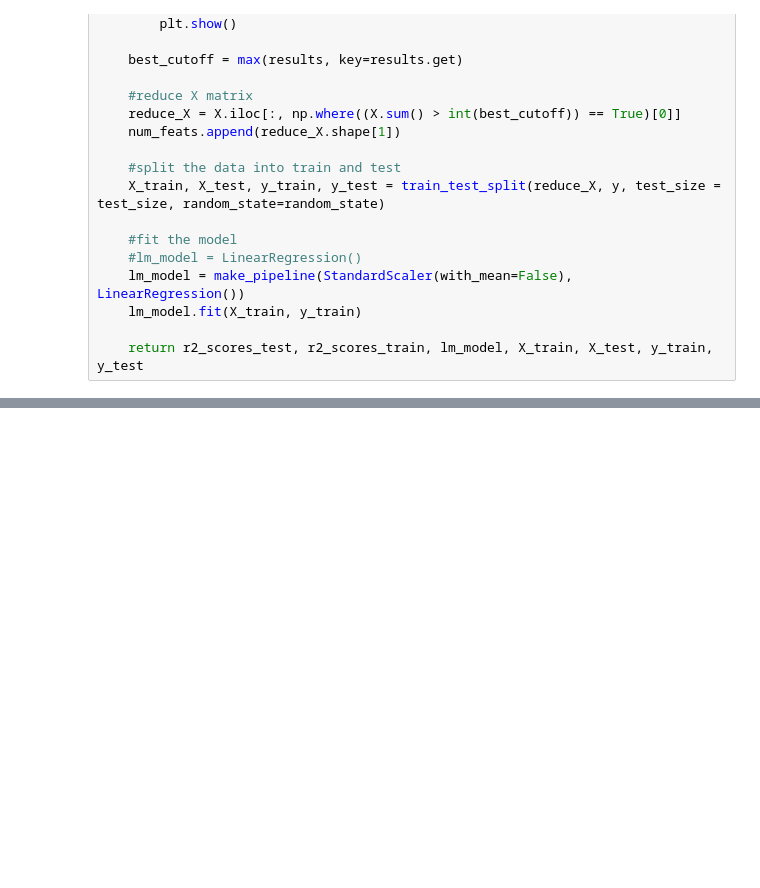
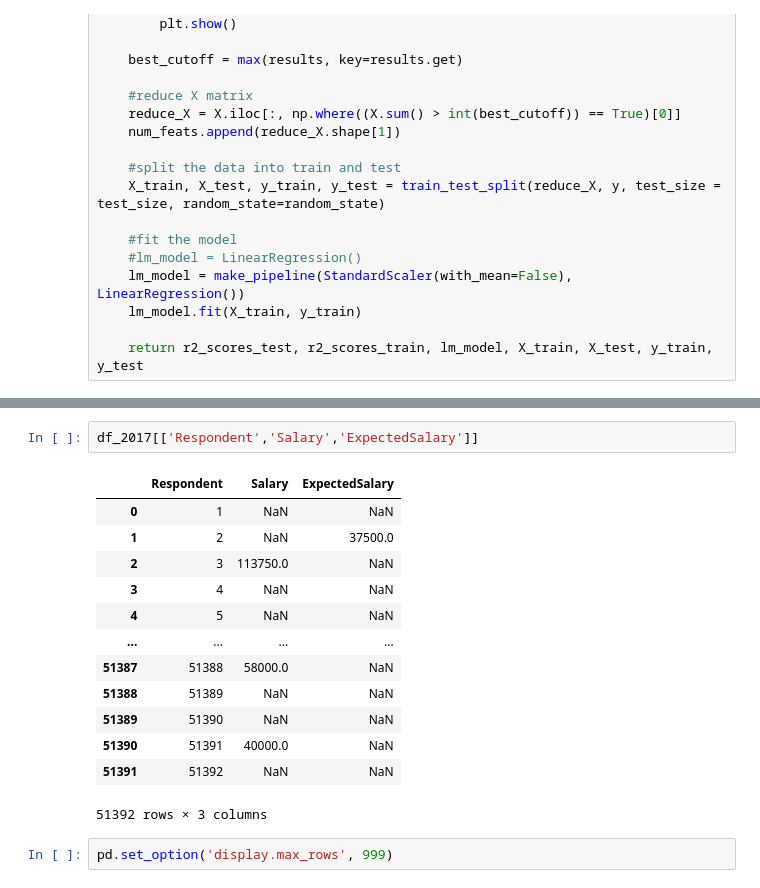
Before and after one commit to cliffyb824/2021-stackoverflow-survey-EDA, a Jupyter notebook: stackoverflow_analysis_2020.ipynb, the cells around one changed output, grey strips where cells are left out. Cells and saved outputs as stored; diff of their text form; blank space fills up the shorter version.

```diff
--- a/stackoverflow_analysis_2020.ipynb
+++ b/stackoverflow_analysis_2020.ipynb
@@ -532,0 +350,18 @@ ValueError: could not convert string to float: '4000,00'
+# %%
+df_2017[['Respondent','Salary','ExpectedSalary']]
+# %% [output]
+|  | Respondent | Salary | ExpectedSalary |
+| 0 | 1 | NaN | NaN |
+| 1 | 2 | NaN | 37500.0 |
+| 2 | 3 | 113750.0 | NaN |
+| 3 | 4 | NaN | NaN |
+| 4 | 5 | NaN | NaN |
+| ... | ... | ... | ... |
+| 51387 | 51388 | 58000.0 | NaN |
+| 51388 | 51389 | NaN | NaN |
+| 51389 | 51390 | NaN | NaN |
+| 51390 | 51391 | 40000.0 | NaN |
+| 51391 | 51392 | NaN | NaN |
+51392 rows × 3 columns
+# %%
+pd.set_option('display.max_rows', 999)
```
Also changed, not shown: parts of 50 cells of this notebook.
